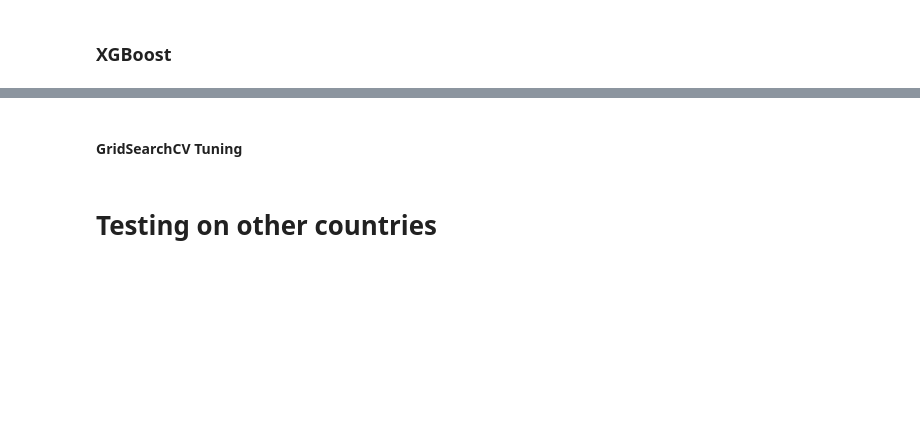
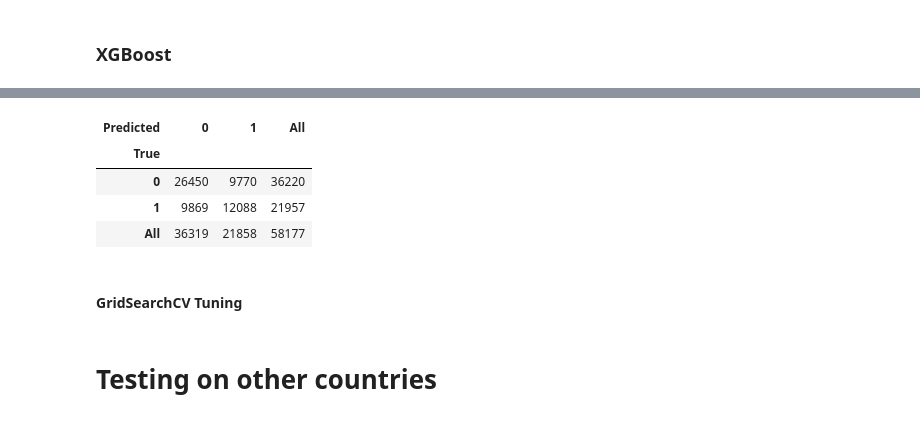
Before and after one commit to JonBebi/Kickfinisher, a Jupyter notebook: Kick.ipynb, the cells around one changed output, grey strips where cells are left out. Cells and saved outputs as stored; diff of their text form; code cells hidden in the pictures; blank space fills up the shorter version.

```diff
--- a/Kick.ipynb
+++ b/Kick.ipynb
@@ -545,3 +581,13 @@ Validation accuracy: 66.39%
+# %%
+# Confusion matrix
+
+pd.crosstab(y_test, y_pred, rownames=['True'], colnames=['Predicted'], margins=True)
+# %% [output]
+| Predicted | 0 | 1 | All |
+| True |  |  |  |
+| 0 | 26450 | 9770 | 36220 |
+| 1 | 9869 | 12088 | 21957 |
+| All | 36319 | 21858 | 58177 |
 # %% [markdown]
 #### GridSearchCV Tuning
 # %%
```
Also changed, not shown: parts of 62 cells of this notebook.
